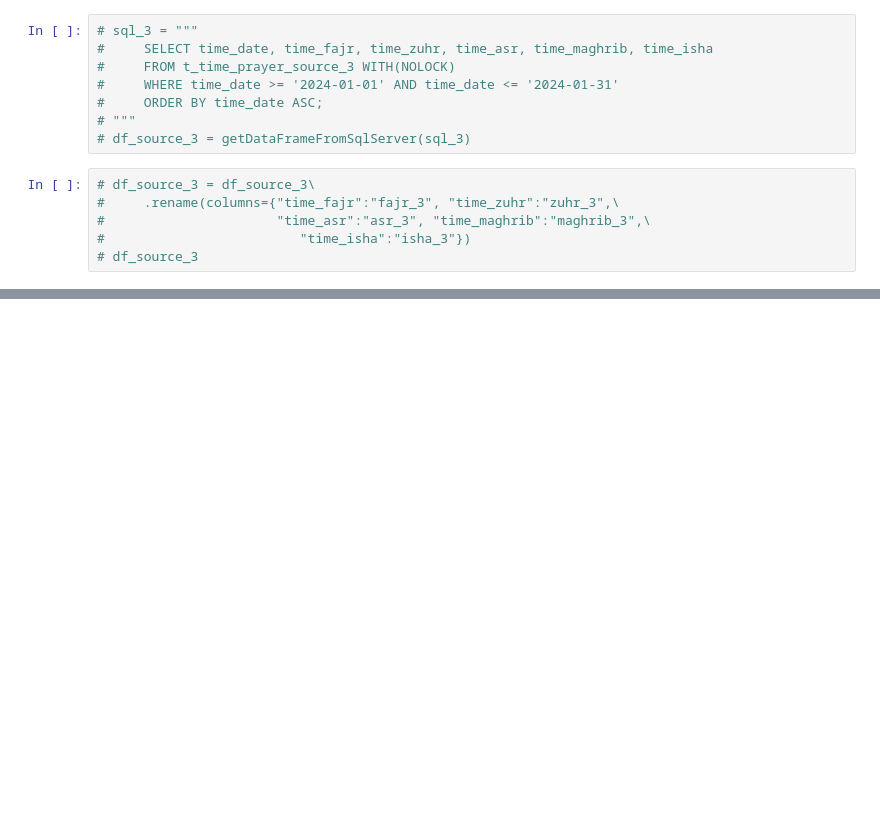
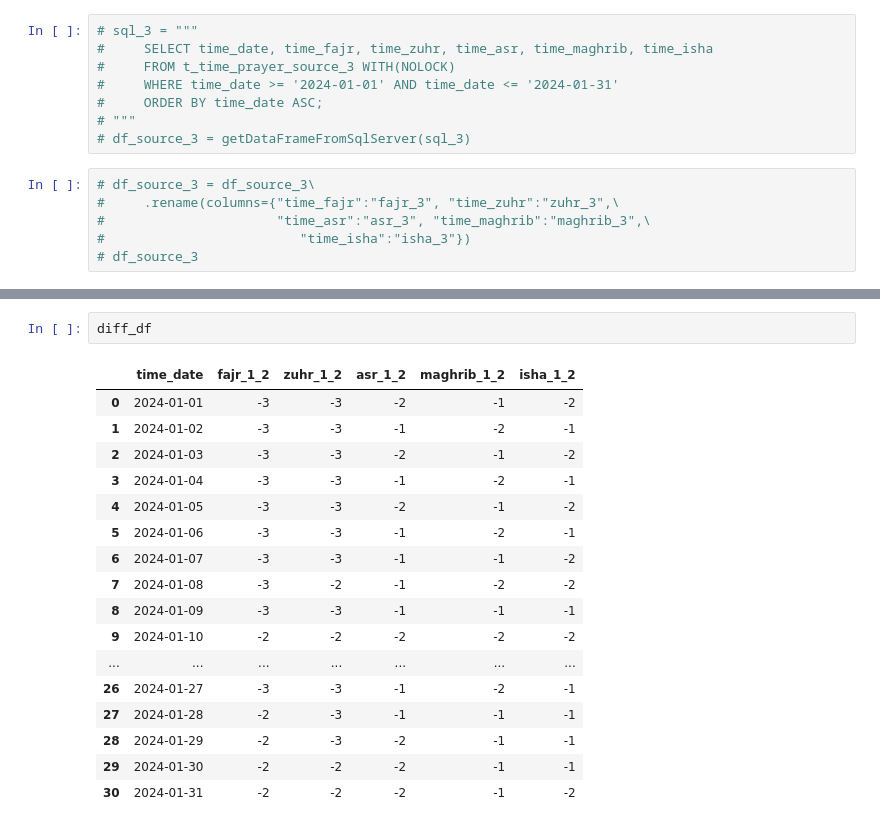
Before and after one commit to azamsuratem/predictprayertimes, a Jupyter notebook: python/objective 1/objective_1.ipynb, the cells around one changed output, grey strips where cells are left out. Cells and saved outputs as stored; diff of their text form; blank space fills up the shorter version.

```diff
--- a/python/objective 1/objective_1.ipynb
+++ b/python/objective 1/objective_1.ipynb
@@ -178 +128,21 @@ combined_df
+# %%
+diff_df
+# %% [output]
+|  | time_date | fajr_1_2 | zuhr_1_2 | asr_1_2 | maghrib_1_2 | isha_1_2 |
+| 0 | 2024-01-01 | -3 | -3 | -2 | -1 | -2 |
+| 1 | 2024-01-02 | -3 | -3 | -1 | -2 | -1 |
+| 2 | 2024-01-03 | -3 | -3 | -2 | -1 | -2 |
+| 3 | 2024-01-04 | -3 | -3 | -1 | -2 | -1 |
+| 4 | 2024-01-05 | -3 | -3 | -2 | -1 | -2 |
+| 5 | 2024-01-06 | -3 | -3 | -1 | -2 | -1 |
+| 6 | 2024-01-07 | -3 | -3 | -1 | -1 | -2 |
+| 7 | 2024-01-08 | -3 | -2 | -1 | -2 | -2 |
+| 8 | 2024-01-09 | -3 | -3 | -1 | -1 | -1 |
+| 9 | 2024-01-10 | -2 | -2 | -2 | -2 | -2 |
+| ... | ... | ... | ... | ... | ... | ... |
+| 26 | 2024-01-27 | -3 | -3 | -1 | -2 | -1 |
+| 27 | 2024-01-28 | -2 | -3 | -1 | -1 | -1 |
+| 28 | 2024-01-29 | -2 | -3 | -2 | -1 | -1 |
+| 29 | 2024-01-30 | -2 | -2 | -2 | -1 | -1 |
+| 30 | 2024-01-31 | -2 | -2 | -2 | -1 | -2 |
 # %%
```
Also changed, not shown: parts of 18 cells of this notebook.
